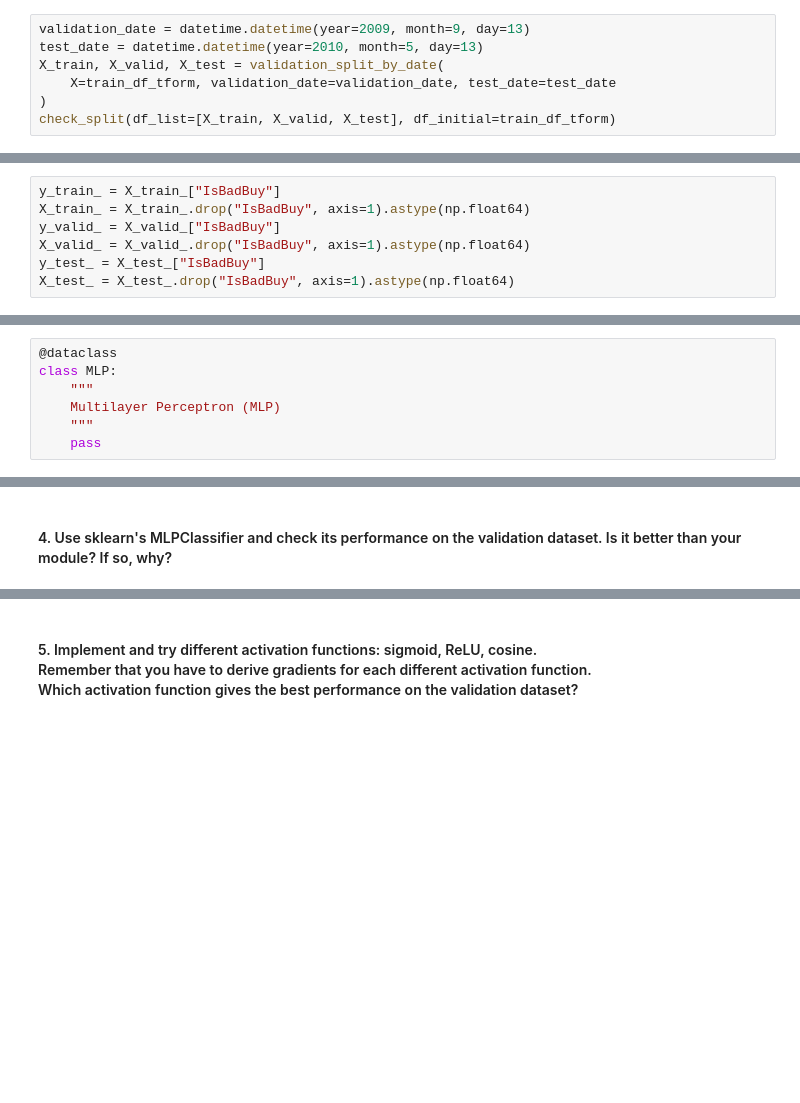
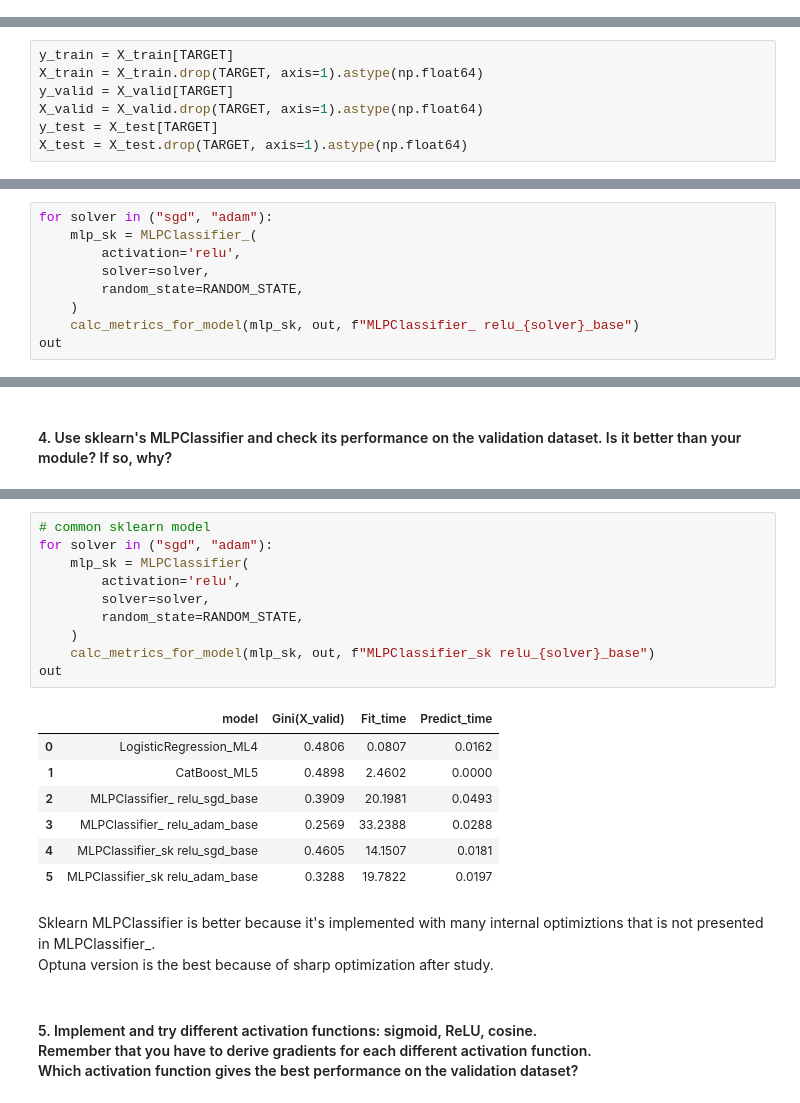
Before and after one commit to TimurOsmanov/s21, a Jupyter notebook: ML/ML8_Neural_networks/src/ML8.ipynb, the cells around one changed output, grey strips where cells are left out. Drawn from its saved outputs; the diff is of its cells as text; blank space fills up the shorter version.

```diff
--- a/ML/ML8_Neural_networks/src/ML8.ipynb
+++ b/ML/ML8_Neural_networks/src/ML8.ipynb
@@ -132,7 +112,0 @@ def check_split(df_list: List[pd.DataFrame], df_initial: pd.DataFrame) -> None:
-# %%
-validation_date = datetime.datetime(year=2009, month=9, day=13)
-test_date = datetime.datetime(year=2010, month=5, day=13)
-X_train, X_valid, X_test = validation_split_by_date(
-    X=train_df_tform, validation_date=validation_date, test_date=test_date
-)
-check_split(df_list=[X_train, X_valid, X_test], df_initial=train_df_tform)
@@ -199,8 +204,8 @@ X_valid_, X_test_ = df_transformed
 # %%
-y_train_ = X_train_["IsBadBuy"]
-X_train_ = X_train_.drop("IsBadBuy", axis=1).astype(np.float64)
-y_valid_ = X_valid_["IsBadBuy"]
-X_valid_ = X_valid_.drop("IsBadBuy", axis=1).astype(np.float64)
-y_test_ = X_test_["IsBadBuy"]
-X_test_ = X_test_.drop("IsBadBuy", axis=1).astype(np.float64)
+y_train = X_train[TARGET]
+X_train = X_train.drop(TARGET, axis=1).astype(np.float64)
+y_valid = X_valid[TARGET]
+X_valid = X_valid.drop(TARGET, axis=1).astype(np.float64)
+y_test = X_test[TARGET]
+X_test = X_test.drop(TARGET, axis=1).astype(np.float64)
 # %%
@@ -235,10 +239,3 @@ model.predict_proba(Xvalid)
 - Implement SGD algorithm to tune model parameters.
 - Design a basic train-validation loop: iterate over the training dataset, batch by batch, update the parameters of the network, and check the quality of the model using the validation set.
 - Write code to update network weights using SGD or Adam.
-# %%
-@dataclass
-class MLP:
-    """
-    Multilayer Perceptron (MLP)
-    """
-    pass
@@ -246,0 +542,9 @@ class MLP:
+# %%
+for solver in ("sgd", "adam"):
+    mlp_sk = MLPClassifier_(
+        activation='relu',
+        solver=solver,
+        random_state=RANDOM_STATE,
+    )
+    calc_metrics_for_model(mlp_sk, out, f"MLPClassifier_ relu_{solver}_base")
+out
@@ -288,2 +559,23 @@ out.reset_index(drop=True)
+# %%
+# common sklearn model
+for solver in ("sgd", "adam"):
+    mlp_sk = MLPClassifier(
+        activation='relu',
+        solver=solver,
+        random_state=RANDOM_STATE,
+    )
+    calc_metrics_for_model(mlp_sk, out, f"MLPClassifier_sk relu_{solver}_base")
+out
+# %% [output]
+|  | model | Gini(X_valid) | Fit_time | Predict_time |
+| 0 | LogisticRegression_ML4 | 0.4806 | 0.0807 | 0.0162 |
+| 1 | CatBoost_ML5 | 0.4898 | 2.4602 | 0.0000 |
+| 2 | MLPClassifier_ relu_sgd_base | 0.3909 | 20.1981 | 0.0493 |
+| 3 | MLPClassifier_ relu_adam_base | 0.2569 | 33.2388 | 0.0288 |
+| 4 | MLPClassifier_sk relu_sgd_base | 0.4605 | 14.1507 | 0.0181 |
+| 5 | MLPClassifier_sk relu_adam_base | 0.3288 | 19.7822 | 0.0197 |
+# %% [markdown]
+Sklearn MLPClassifier is better because it's implemented with many internal optimiztions that is not presented in MLPClassifier_.<br>
+Optuna version is the best because of sharp optimization after study.
 # %% [markdown]
 #### 5. Implement and try different activation functions: sigmoid, ReLU, cosine.<br>Remember that you have to derive gradients for each different activation function.<br>Which activation function gives the best performance on the validation dataset?
```
Also changed, not shown: parts of 34 cells of this notebook.
